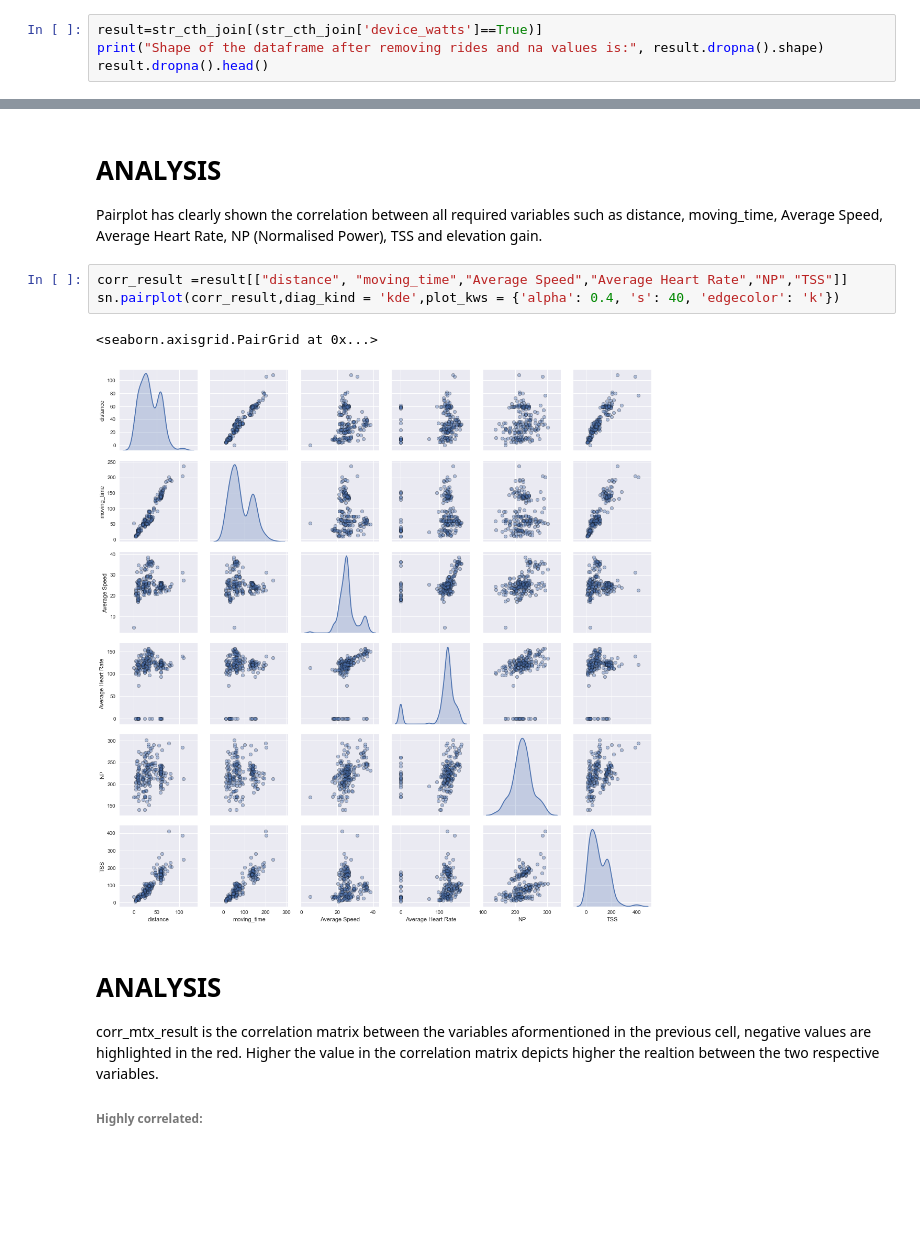
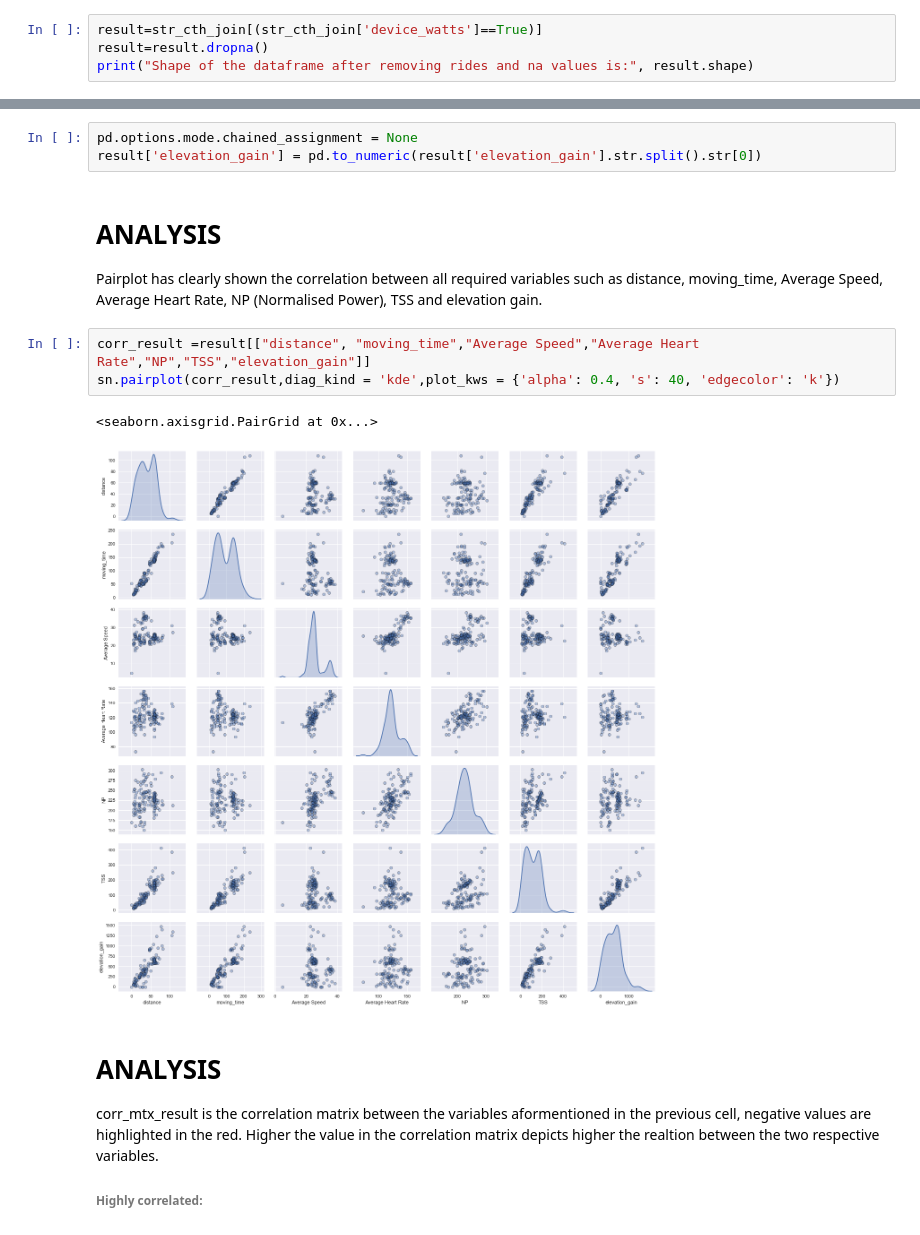
Before and after one commit to shubhamrana2374/Portfolio, a Jupyter notebook: Portfolio 1.ipynb, the cells around one changed output, grey strips where cells are left out. Saved outputs shown, nothing was run; the diff lists cells and outputs as text; blank space fills up the shorter version.

Commit message:
Portfolio 1 minor changes with the dataframe names

```diff
--- a/Portfolio 1.ipynb
+++ b/Portfolio 1.ipynb
@@ -148,7 +148,7 @@ __Note:__ once you have completed these steps you can remove this cell.  Use the
 Rides with no measured power are removed i.e., **device_watts = True** imples it is measured from the power meter whereas False device_watts implies they are estimated so we are just keeping the rows with measured power and also dropping columsn with NaN values.
 # %%
 result=str_cth_join[(str_cth_join['device_watts']==True)]
-print("Shape of the dataframe after removing rides and na values is:", result.dropna().shape)
-result.dropna().head()
+result=result.dropna()
+print("Shape of the dataframe after removing rides and na values is:", result.shape)
 # %% [output]
 Shape of the dataframe after removing rides and na values is: (144, 372)
@@ -207,13 +200,16 @@ plt.show()
+# %%
+pd.options.mode.chained_assignment = None
+result['elevation_gain'] = pd.to_numeric(result['elevation_gain'].str.split().str[0])
 # %% [markdown]
 # ANALYSIS
 
 Pairplot has clearly shown the correlation between all required variables such as distance, moving_time, Average Speed, Average Heart Rate, NP (Normalised Power), TSS and elevation gain.
 # %%
-corr_result =result[["distance", "moving_time","Average Speed","Average Heart Rate","NP","TSS"]]
+corr_result =result[["distance", "moving_time","Average Speed","Average Heart Rate","NP","TSS","elevation_gain"]]
 sn.pairplot(corr_result,diag_kind = 'kde',plot_kws = {'alpha': 0.4, 's': 40, 'edgecolor': 'k'})
 # %% [output]
 <seaborn.axisgrid.PairGrid at 0x...>
-[figure, old version]
+[figure, new version]
 # %% [markdown]
 # ANALYSIS
 
```
Also changed, not shown: parts of 19 cells of this notebook.
